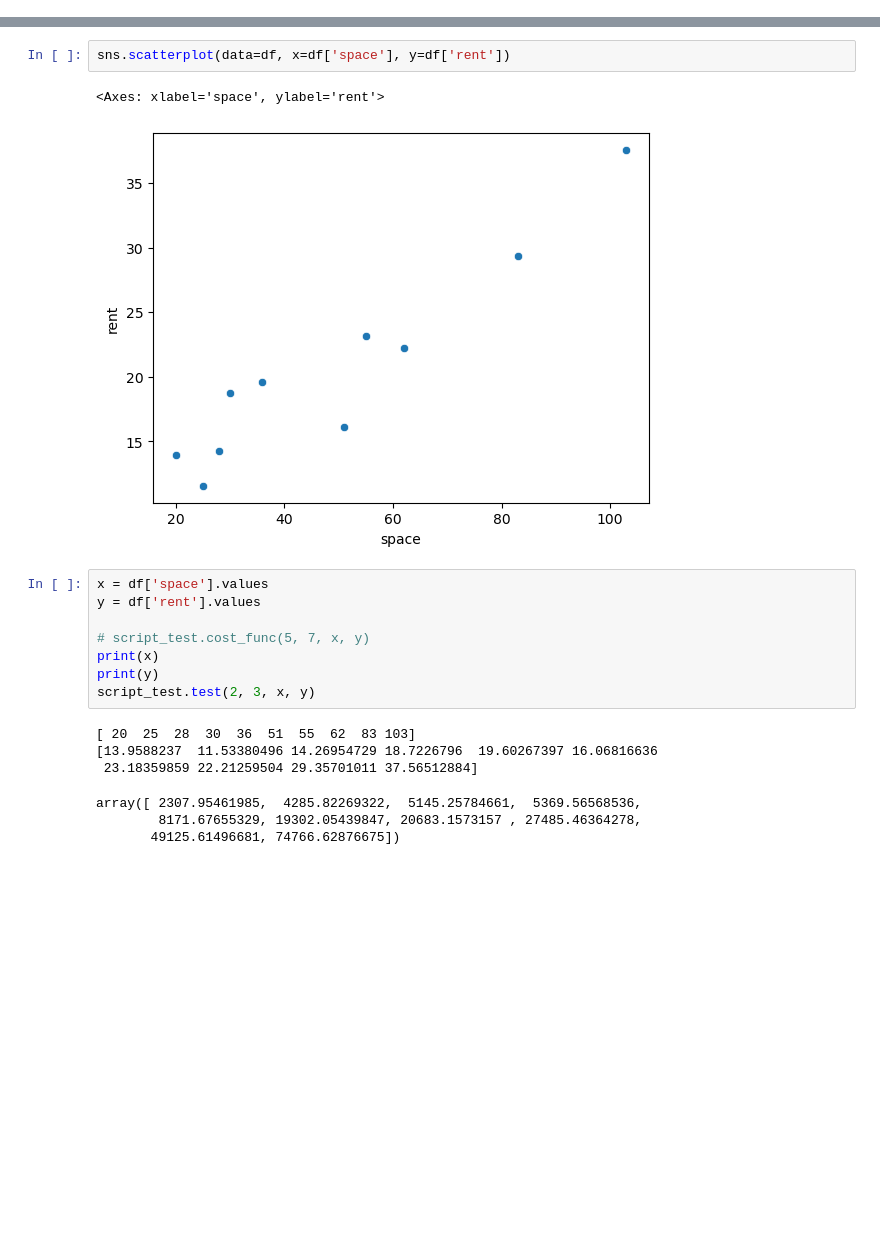
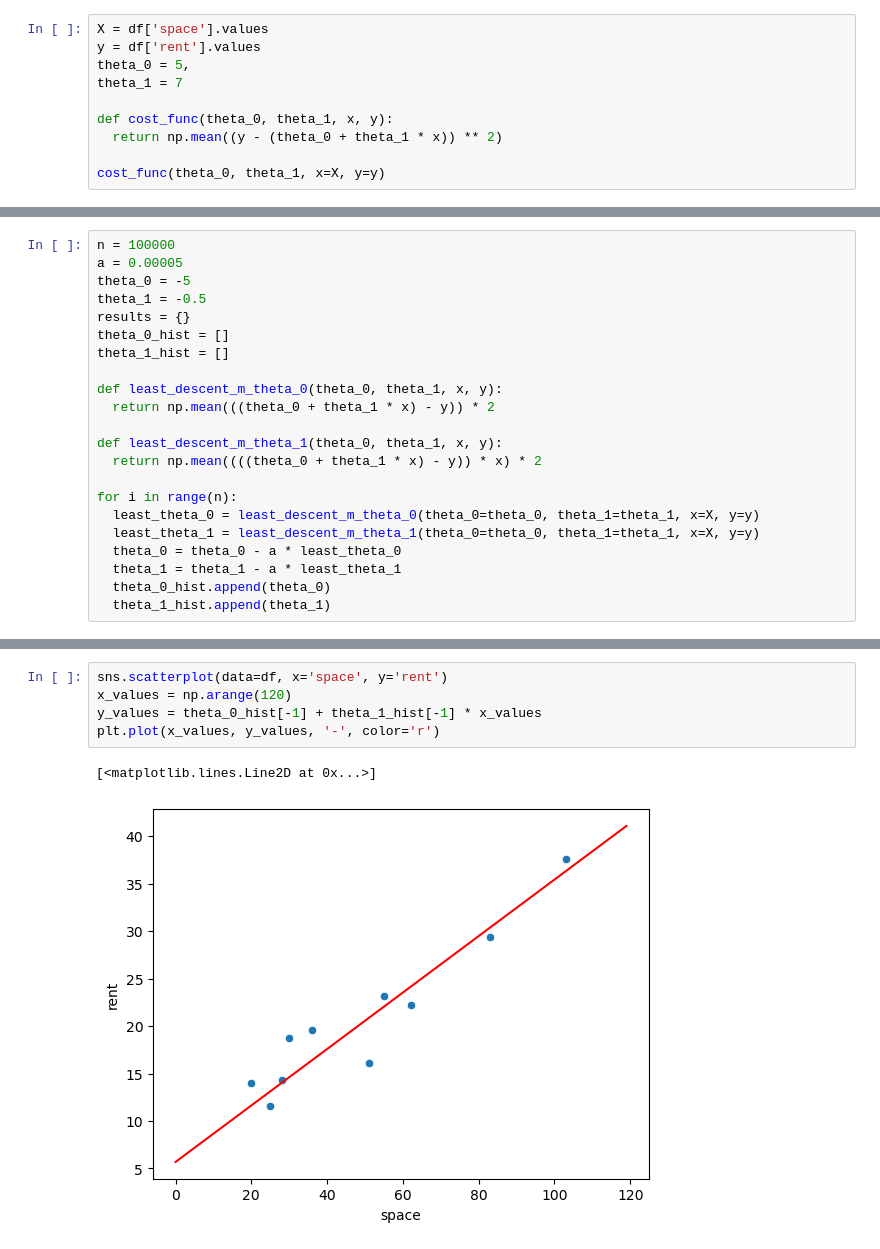
Before and after one commit to takuya178/python_machine_lerning, a Jupyter notebook: LinerRegression/test.ipynb, the cells around one changed output, grey strips where cells are left out. Cells and saved outputs as stored; diff of their text form; blank space fills up the shorter version.

```diff
--- a/LinerRegression/test.ipynb
+++ b/LinerRegression/test.ipynb
@@ -19,0 +20,10 @@ df.head()
+# %%
+X = df['space'].values
+y = df['rent'].values
+theta_0 = 5,
+theta_1 = 7
+
+def cost_func(theta_0, theta_1, x, y):
+  return np.mean((y - (theta_0 + theta_1 * x)) ** 2)
+
+cost_func(theta_0, theta_1, x=X, y=y)
@@ -19,0 +54,22 @@ df.head()
+# %%
+n = 100000
+a = 0.00005
+theta_0 = -5
+theta_1 = -0.5
+results = {}
+theta_0_hist = []
+theta_1_hist = []
+
+def least_descent_m_theta_0(theta_0, theta_1, x, y):
+  return np.mean(((theta_0 + theta_1 * x) - y)) * 2
+
+def least_descent_m_theta_1(theta_0, theta_1, x, y):
+  return np.mean((((theta_0 + theta_1 * x) - y)) * x) * 2
+
+for i in range(n):
+  least_theta_0 = least_descent_m_theta_0(theta_0=theta_0, theta_1=theta_1, x=X, y=y)
+  least_theta_1 = least_descent_m_theta_1(theta_0=theta_0, theta_1=theta_1, x=X, y=y)
+  theta_0 = theta_0 - a * least_theta_0
+  theta_1 = theta_1 - a * least_theta_1
+  theta_0_hist.append(theta_0)
+  theta_1_hist.append(theta_1)
@@ -20,20 +94,8 @@ df.head()
 # %%
-sns.scatterplot(data=df, x=df['space'], y=df['rent'])
+sns.scatterplot(data=df, x='space', y='rent')
+x_values = np.arange(120)
+y_values = theta_0_hist[-1] + theta_1_hist[-1] * x_values
+plt.plot(x_values, y_values, '-', color='r')
 # %% [output]
-<Axes: xlabel='space', ylabel='rent'>
+[<matplotlib.lines.Line2D at 0x...>]
-[figure, old version]
+[figure, new version]
-# %%
-x = df['space'].values
-y = df['rent'].values
-
-# script_test.cost_func(5, 7, x, y)
-print(x)
-print(y)
-script_test.test(2, 3, x, y)
-# %% [output]
-[ 20  25  28  30  36  51  55  62  83 103]
-[13.9588237  11.53380496 14.26954729 18.7226796  19.60267397 16.06816636
- 23.18359859 22.21259504 29.35701011 37.56512884]
-array([ 2307.95461985,  4285.82269322,  5145.25784661,  5369.56568536,
-        8171.67655329, 19302.05439847, 20683.1573157 , 27485.46364278,
-       49125.61496681, 74766.62876675])
```
Also changed, not shown: parts of 16 cells of this notebook, 7 other files.
